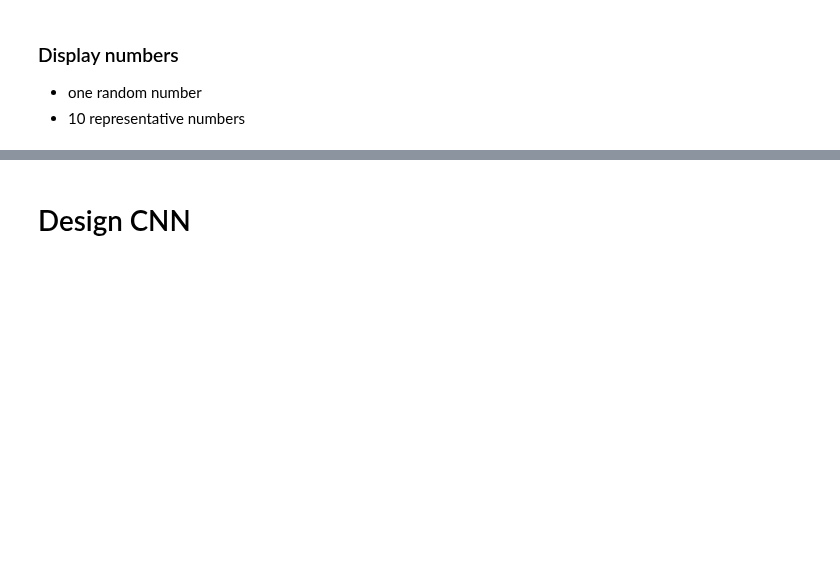
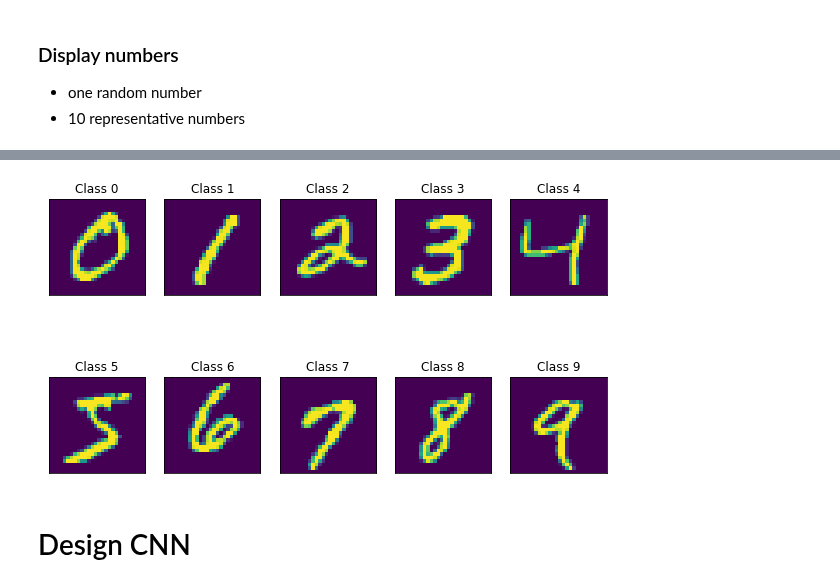
Before and after one commit to rldckd0103/pdm02, a Jupyter notebook: py-tensorflow/tf2_5_mnist_CNN_start.ipynb, the cells around one changed output, grey strips where cells are left out. Cells and saved outputs as stored; diff of their text form; code cells hidden in the pictures; blank space fills up the shorter version.

```diff
--- a/py-tensorflow/tf2_5_mnist_CNN_start.ipynb
+++ b/py-tensorflow/tf2_5_mnist_CNN_start.ipynb
@@ -65,3 +80,17 @@ y_train.shape,y_test.shape
+# %%
+# 10 representative numbers
+
+fig = plt.figure(figsize=(10,6))
+for i in range(10):
+  plt.subplot(2,5,i+1)
+  num0_9 = X_train0[y_train0 == i]
+  # print(num0_9.shape)
+  plt.imshow(num0_9[0]) # cmap = 'gray', interpolation='none'
+  plt.title("Class %d" % (i))
+  plt.xticks([])
+  plt.yticks([])
+# %% [output]
+[figure, added]
 # %% [markdown]
 # Design CNN
 # %% [markdown]
```
Also changed, not shown: parts of 37 cells of this notebook.
